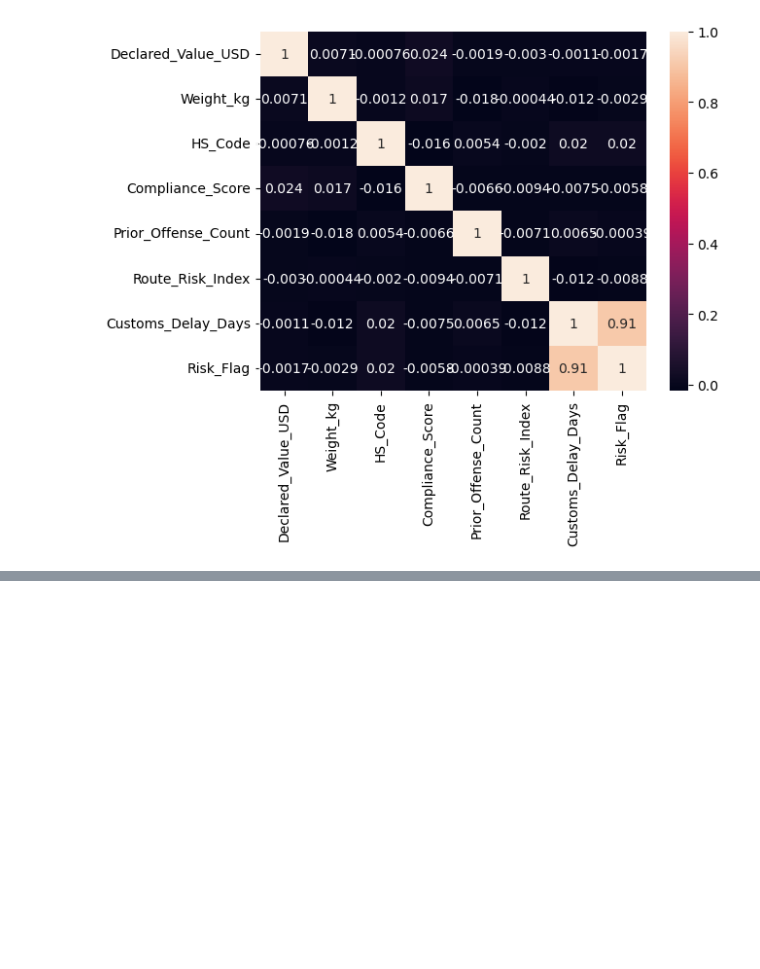
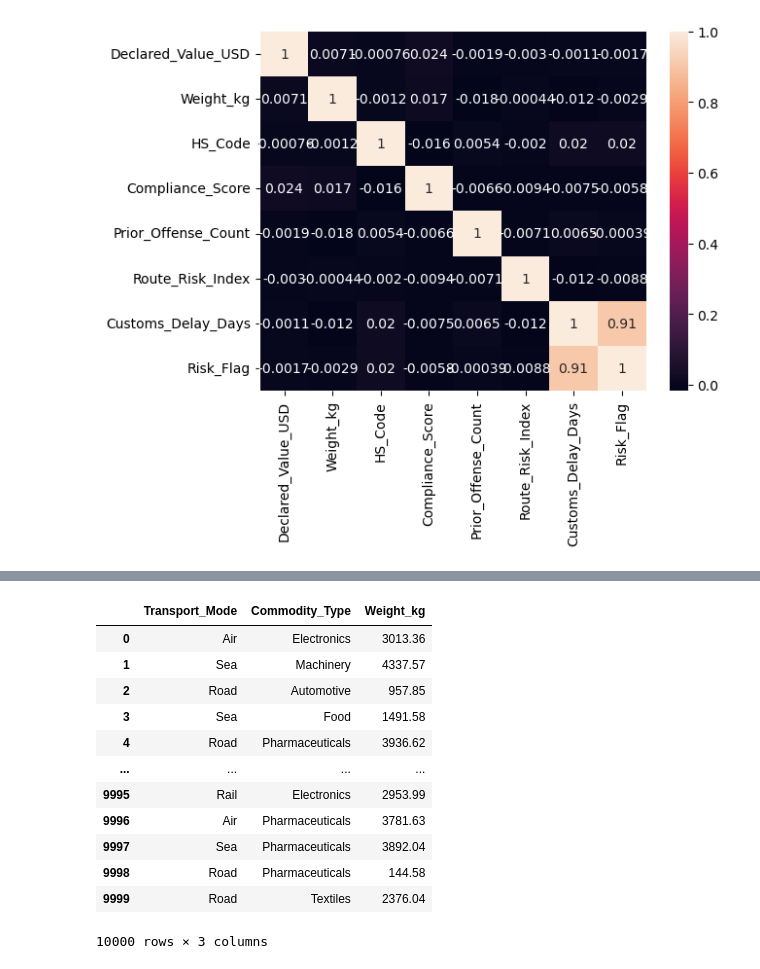
Before and after one commit to Karthik5412/Global-Trade-Delay-Prediction-Model, a Jupyter notebook: cleaning.ipynb, the cells around one changed output, grey strips where cells are left out. Cells and saved outputs as stored; diff of their text form; code cells hidden in the pictures; blank space fills up the shorter version.

```diff
--- a/cleaning.ipynb
+++ b/cleaning.ipynb
@@ -72,0 +86,2 @@ dtype: int64
+# %%
+df = df.drop(columns=['Origin_Country', 'Destination_Country','Tariff_Category','Route_Risk_Index','Compliance_Score','Declared_Value_USD'])
@@ -72,0 +106,4 @@ dtype: int64
+# %%
+# I am doing one hot encoding becaues we have limited values
+x = df.drop(columns=['Risk_Flag'])
+y = df['Risk_Flag']
@@ -72,0 +166,16 @@ dtype: int64
+# %%
+x
+# %% [output]
+|  | Transport_Mode | Commodity_Type | Weight_kg |
+| 0 | Air | Electronics | 3013.36 |
+| 1 | Sea | Machinery | 4337.57 |
+| 2 | Road | Automotive | 957.85 |
+| 3 | Sea | Food | 1491.58 |
+| 4 | Road | Pharmaceuticals | 3936.62 |
+| ... | ... | ... | ... |
+| 9995 | Rail | Electronics | 2953.99 |
+| 9996 | Air | Pharmaceuticals | 3781.63 |
+| 9997 | Sea | Pharmaceuticals | 3892.04 |
+| 9998 | Road | Pharmaceuticals | 144.58 |
+| 9999 | Road | Textiles | 2376.04 |
+10000 rows × 3 columns
```
Also changed, not shown: parts of 19 cells of this notebook.
